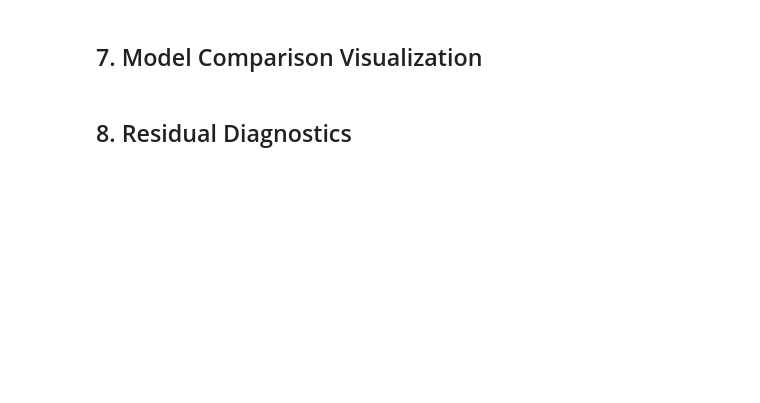
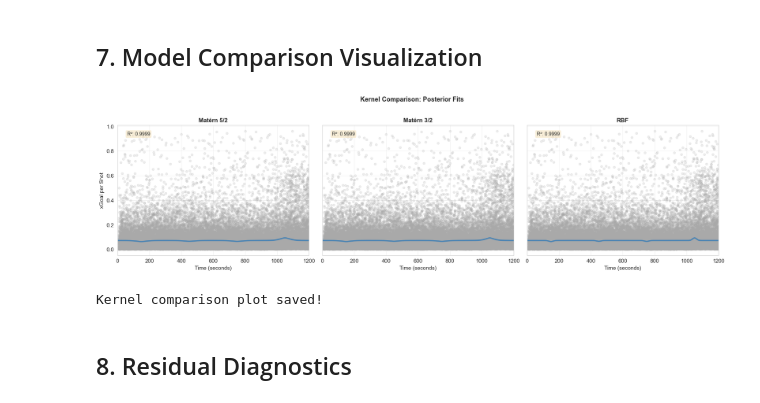
Before and after one commit to cadrianas/GP_regression_Hockey, a Jupyter notebook: notebooks/02_experimentation.ipynb, the cells around one changed output. Saved outputs shown, nothing was run; the diff lists cells and outputs as text; code cells hidden in the pictures; blank space fills up the shorter version.

```diff
--- a/notebooks/02_experimentation.ipynb
+++ b/notebooks/02_experimentation.ipynb
@@ -356,37 +444,52 @@ print(f"Posterior fit plot saved to {RESULTS_DIR}")
 # %%
 # Compare all three kernels
 fig, axes = plt.subplots(1, 3, figsize=(18, 5), sharey=True)
 
 for idx, (kernel_name, gp_model) in enumerate(models.items()):
     ax = axes[idx]
 
-    # Predictions
-    y_pred_k, y_std_k = gp_model.predict(X_test_normalized, return_std=True)
+    # Predictions on full data range
+    X_grid = np.linspace(X_normalized.min(), X_normalized.max(), 200).reshape(-1, 1)
+    X_grid_time = X_grid.flatten() * 1200  # Convert back to seconds
+
+    y_pred_k, y_std_k = gp_model.predict(X_grid, return_std=True)
     y_lower_k = y_pred_k - 1.96 * y_std_k
     y_upper_k = y_pred_k + 1.96 * y_std_k
 
-    # Plot
-    ax.fill_between(X_test.flatten(), y_lower_k, y_upper_k, alpha=0.25, color='steelblue')
-    ax.plot(X_test, y_pred_k, color='steelblue', linewidth=2.5)
-    ax.scatter(comeback_df['time'], comeback_df['xGoal'], alpha=0.2, s=20, color='darkgray')
+    # Plot credible band
+    ax.fill_between(X_grid_time, y_lower_k, y_upper_k, alpha=0.25, color='steelblue')
 
-    # Metrics text
-    rmse = cv_results[kernel_name]['rmse_cv']
-    r2 = cv_results[kernel_name]['r2_train']
-    ax.text(0.05, 0.95, f'CV RMSE: {rmse:.4f}\nR²: {r2:.4f}',
-            transform=ax.transAxes, fontsize=10,
-            verticalalignment='top', bbox=dict(boxstyle='round', facecolor='wheat', alpha=0.5))
+    # Plot posterior mean
+    ax.plot(X_grid_time, y_pred_k, color='steelblue', linewidth=2.5)
+
+    # Plot raw data
+    ax.scatter(comeback_df['time_elapsed_in_period'], comeback_df['xGoal'],
+              alpha=0.2, s=20, color='darkgray')
+
+    # Get R² from results (aggregated data fit)
+    r2 = results[kernel_name]['r2']
+
+    # Add text box with metrics
+    ax.text(0.05, 0.95, f'R²: {r2:.4f}',
+           transform=ax.transAxes, fontsize=10,
+           verticalalignment='top', bbox=dict(boxstyle='round', facecolor='wheat', alpha=0.5))
 
     ax.set_xlabel('Time (seconds)', fontsize=11)
     ax.set_title(kernel_name, fontsize=12, fontweight='bold')
     ax.grid(True, alpha=0.3)
+    ax.set_xlim(0, 1200)
 
 axes[0].set_ylabel('xGoal per Shot', fontsize=11)
+
 fig.suptitle('Kernel Comparison: Posterior Fits', fontsize=13, fontweight='bold', y=1.02)
+plt.tight_layout()
+plt.savefig(RESULTS_DIR / 'kernel_comparison.png', dpi=300, bbox_inches='tight')
+plt.show()
 
-plt.tight_layout()
-plt.savefig(RESULTS_DIR /'kernel_comparison.png', dpi=300, bbox_inches='tight')
-plt.show()
+print(f"Kernel comparison plot saved!")
+# %% [output]
+[figure, added]
+Kernel comparison plot saved!
 # %% [markdown]
 ## 8. Residual Diagnostics
 # %%
```
Also changed, not shown: parts of 10 cells of this notebook, 3 other files.
